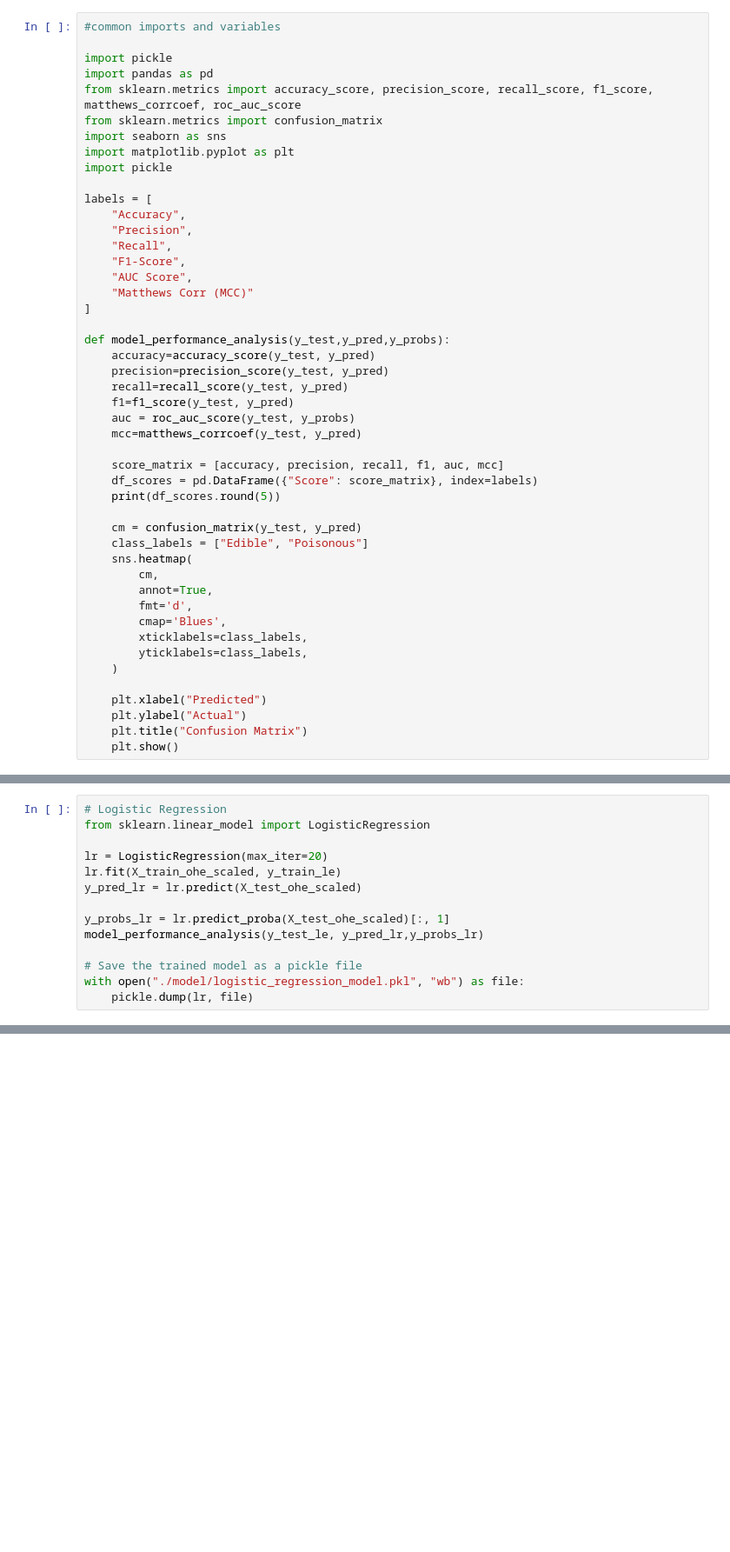
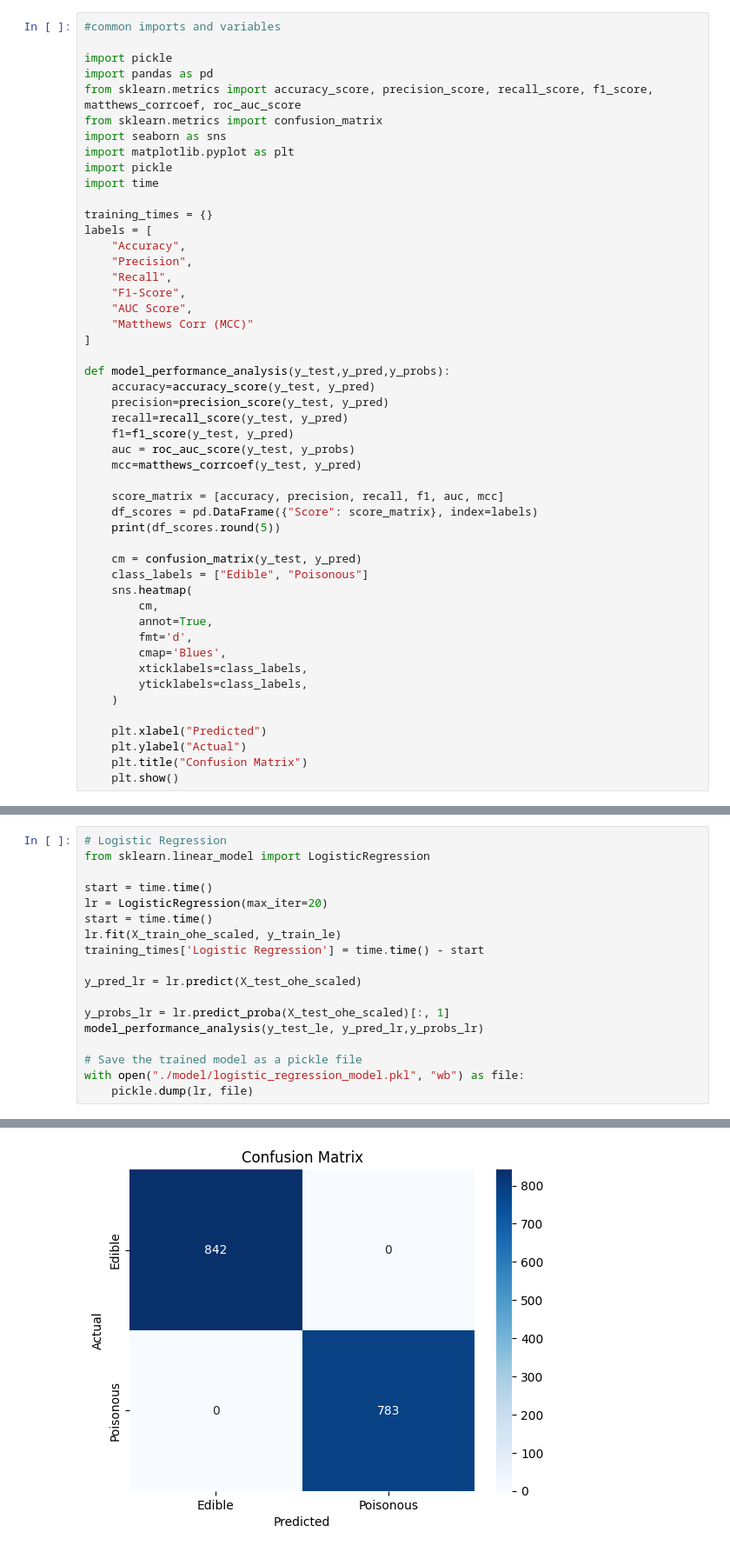
Before and after one commit to nileemahbits/2025ac05224_mushroom-classification, a Jupyter notebook: training_app.ipynb, the cells around one changed output, grey strips where cells are left out. Shown at 87% size. Saved outputs shown, nothing was run; the diff lists cells and outputs as text; blank space fills up the shorter version.

Commit message:
added more metrcs like overfitting check and training time comparisons to break the tie in finalising hhe overall winner, updated the analusysis in readme as well

```diff
--- a/training_app.ipynb
+++ b/training_app.ipynb
@@ -8,7 +8,9 @@ from sklearn.metrics import confusion_matrix
 import seaborn as sns
 import matplotlib.pyplot as plt
 import pickle
+import time
 
+training_times = {}
 labels = [
     "Accuracy",
     "Precision",
@@ -111,8 +110,12 @@ y_test_le = label_encoder.transform(y_test)
 # Logistic Regression
 from sklearn.linear_model import LogisticRegression
 
+start = time.time()
 lr = LogisticRegression(max_iter=20)
+start = time.time()
 lr.fit(X_train_ohe_scaled, y_train_le)
+training_times['Logistic Regression'] = time.time() - start
+
 y_pred_lr = lr.predict(X_test_ohe_scaled)
 
 y_probs_lr = lr.predict_proba(X_test_ohe_scaled)[:, 1]
@@ -121,3 +124,4 @@ model_performance_analysis(y_test_le, y_pred_lr,y_probs_lr)
 # Save the trained model as a pickle file
 with open("./model/logistic_regression_model.pkl", "wb") as file:
     pickle.dump(lr, file)
+# %% [output]
@@ -124,3 +135,4 @@ with open("./model/logistic_regression_model.pkl", "wb") as file:
+[figure, added]
 # %%
 # kNN
 from sklearn.neighbors import KNeighborsClassifier
```
Also changed, not shown: parts of 9 cells of this notebook, 1 other file.
